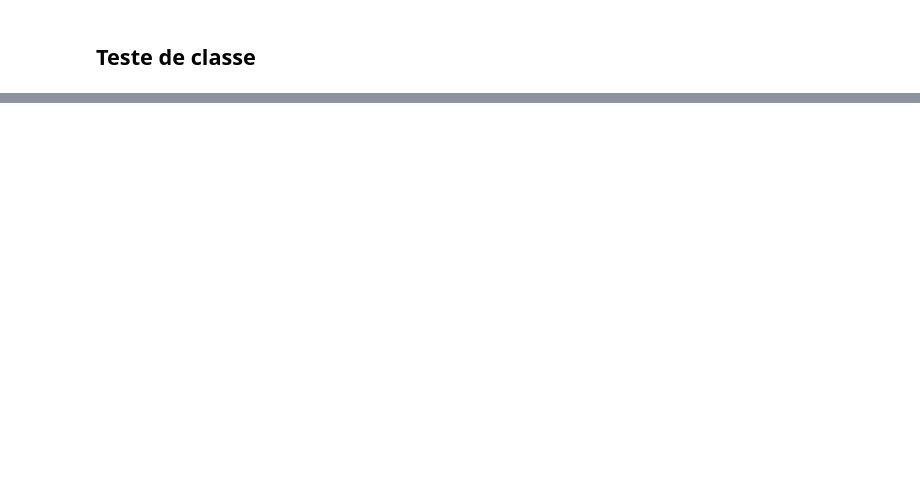
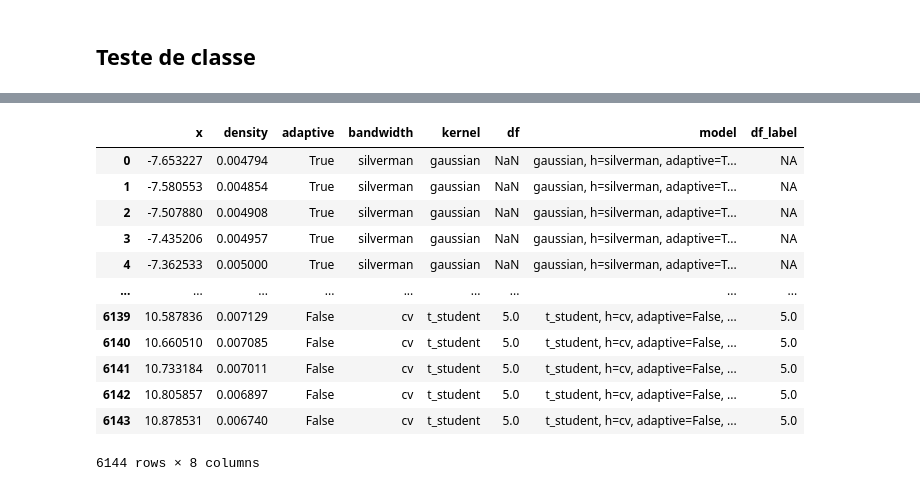
Before and after one commit to matheus-vizzotto/densities4risk, a Jupyter notebook: notebooks/01_density.ipynb, the cells around one changed output, grey strips where cells are left out. Cells and saved outputs as stored; diff of their text form; code cells hidden in the pictures; blank space fills up the shorter version.

Commit message:
visualiza modelos para estimação

```diff
--- a/notebooks/01_density.ipynb
+++ b/notebooks/01_density.ipynb
@@ -27,7 +40,3 @@ df.head()
 | 10:15:00 | -0.001997 | 0.001091 | 0.000111 | -0.000192 | 0.000407 | -0.001392 | -0.000477 | -0.001526 | ... |
 | 10:20:00 | -0.000037 | -0.000505 | -0.000327 | -0.000580 | -0.000436 | -0.000405 | 0.001263 | 0.000676 | ... |
 5 rows × 249 columns
-# %%
-t = 0
-
-x = df.iloc[:,t].values
@@ -580,0 +406,12 @@ plt.show()
+# %%
+results = []
+
+for params in ParameterGrid(param_grid):
+    kde, grid, density = fit_kde_model(t_samples, params)
+
+    results.append({
+        "params": params,
+        "grid": grid,
+        "density": density,
+        "kde": kde,
+    })
@@ -580,0 +420,18 @@ plt.show()
+# %%
+rows = []
+
+for res in results:
+    params = res["params"]
+    # grid = res["grid"]
+    density = res["density"]
+    grid = np.linspace(t_samples.min(), t_samples.max(), 256)
+
+    for x, f in zip(grid, density):
+        rows.append({
+            "x": x,
+            "density": f,
+            **params
+        })
+
+df = pd.DataFrame(rows)
+df
@@ -580,0 +452,23 @@ plt.show()
+# %%
+df["model"] = (
+    df["kernel"]
+    + ", h=" + df["bandwidth"].astype(str)
+    + ", adaptive=" + df["adaptive"].astype(str)
+    + df["df"].fillna("").apply(lambda x: f", df={x}" if not pd.isna(x) else "")
+)
+df["df_label"] = df["df"].fillna("NA")
+df
+# %% [output]
+|  | x | density | adaptive | bandwidth | kernel | df | model | df_label |
+| 0 | -7.653227 | 0.004794 | True | silverman | gaussian | NaN | gaussian, h=silverman, adaptive=T... | NA |
+| 1 | -7.580553 | 0.004854 | True | silverman | gaussian | NaN | gaussian, h=silverman, adaptive=T... | NA |
+| 2 | -7.507880 | 0.004908 | True | silverman | gaussian | NaN | gaussian, h=silverman, adaptive=T... | NA |
+| 3 | -7.435206 | 0.004957 | True | silverman | gaussian | NaN | gaussian, h=silverman, adaptive=T... | NA |
+| 4 | -7.362533 | 0.005000 | True | silverman | gaussian | NaN | gaussian, h=silverman, adaptive=T... | NA |
+| ... | ... | ... | ... | ... | ... | ... | ... | ... |
+| 6139 | 10.587836 | 0.007129 | False | cv | t_student | 5.0 | t_student, h=cv, adaptive=False, ... | 5.0 |
+| 6140 | 10.660510 | 0.007085 | False | cv | t_student | 5.0 | t_student, h=cv, adaptive=False, ... | 5.0 |
+| 6141 | 10.733184 | 0.007011 | False | cv | t_student | 5.0 | t_student, h=cv, adaptive=False, ... | 5.0 |
+| 6142 | 10.805857 | 0.006897 | False | cv | t_student | 5.0 | t_student, h=cv, adaptive=False, ... | 5.0 |
+| 6143 | 10.878531 | 0.006740 | False | cv | t_student | 5.0 | t_student, h=cv, adaptive=False, ... | 5.0 |
+6144 rows × 8 columns
```
Also changed, not shown: parts of 30 cells of this notebook, 1 other file.
